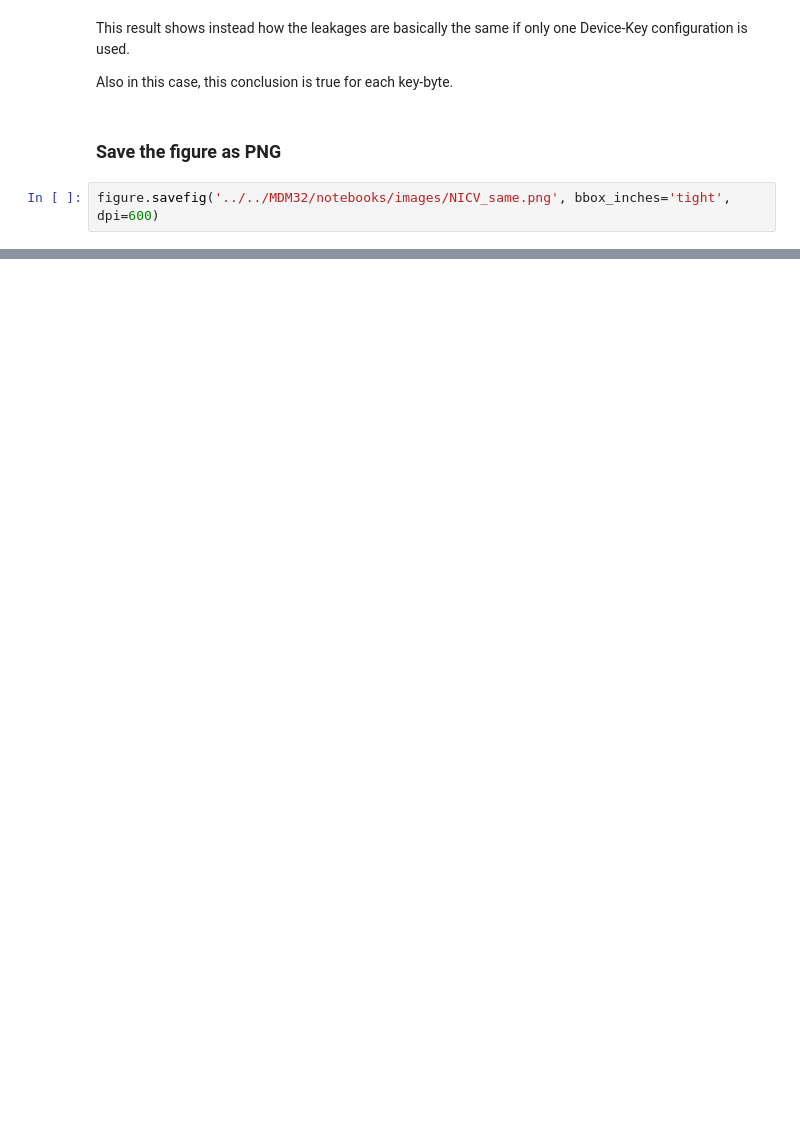
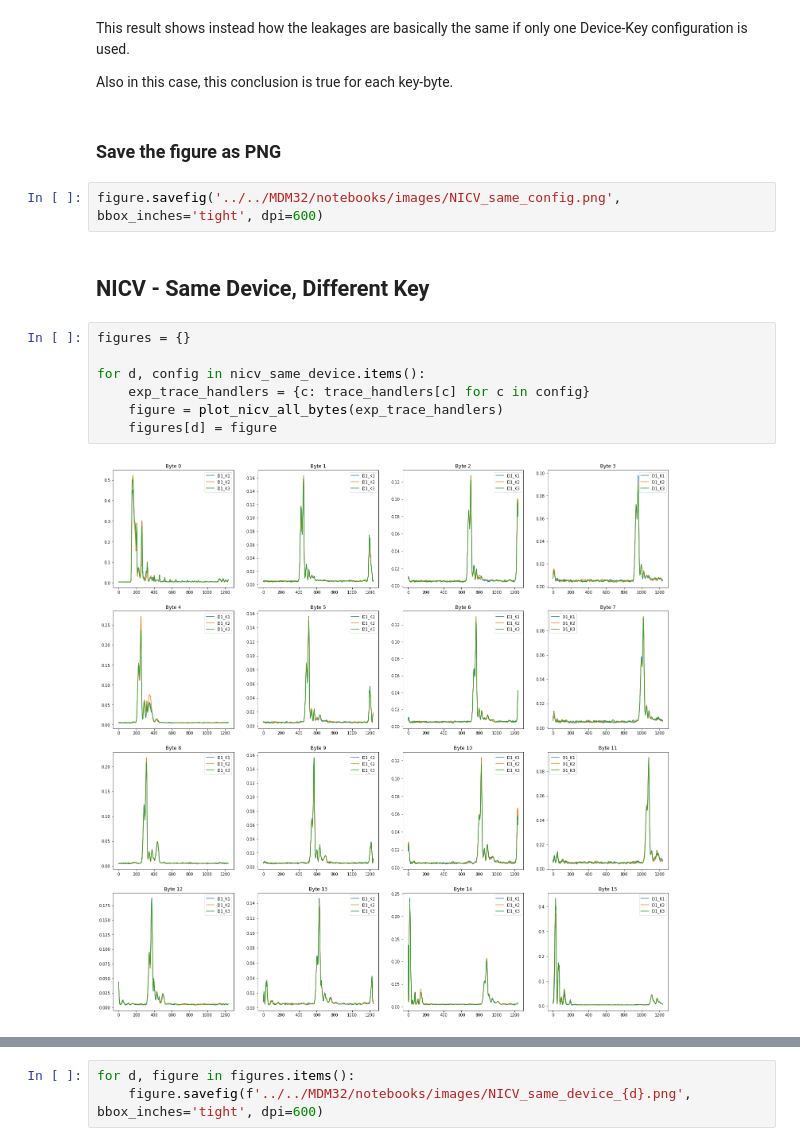
Before and after one commit to luca-castellazzi/EfficientTraining_DLSCA, a Jupyter notebook: notebooks/nicv.ipynb, the cells around one changed output, grey strips where cells are left out. Cells and saved outputs as stored; diff of their text form; blank space fills up the shorter version.

```diff
--- a/notebooks/nicv.ipynb
+++ b/notebooks/nicv.ipynb
@@ -113,4 +96,15 @@ Also in this case, this conclusion is true for each key-byte.
 # %% [markdown]
 ### Save the figure as PNG
 # %%
-figure.savefig('../../MDM32/notebooks/images/NICV_same.png', bbox_inches='tight', dpi=600)
+figure.savefig('../../MDM32/notebooks/images/NICV_same_config.png', bbox_inches='tight', dpi=600)
+# %% [markdown]
+## NICV - Same Device, Different Key
+# %%
+figures = {}
+
+for d, config in nicv_same_device.items():
+    exp_trace_handlers = {c: trace_handlers[c] for c in config}
+    figure = plot_nicv_all_bytes(exp_trace_handlers)
+    figures[d] = figure
+# %% [output]
+[figure, added]
@@ -116,0 +112,3 @@ figure.savefig('../../MDM32/notebooks/images/NICV_same.png', bbox_inches='tight'
+# %%
+for d, figure in figures.items():
+    figure.savefig(f'../../MDM32/notebooks/images/NICV_same_device_{d}.png', bbox_inches='tight', dpi=600)
```
Also changed, not shown: parts of 28 cells of this notebook, 8 other files.
